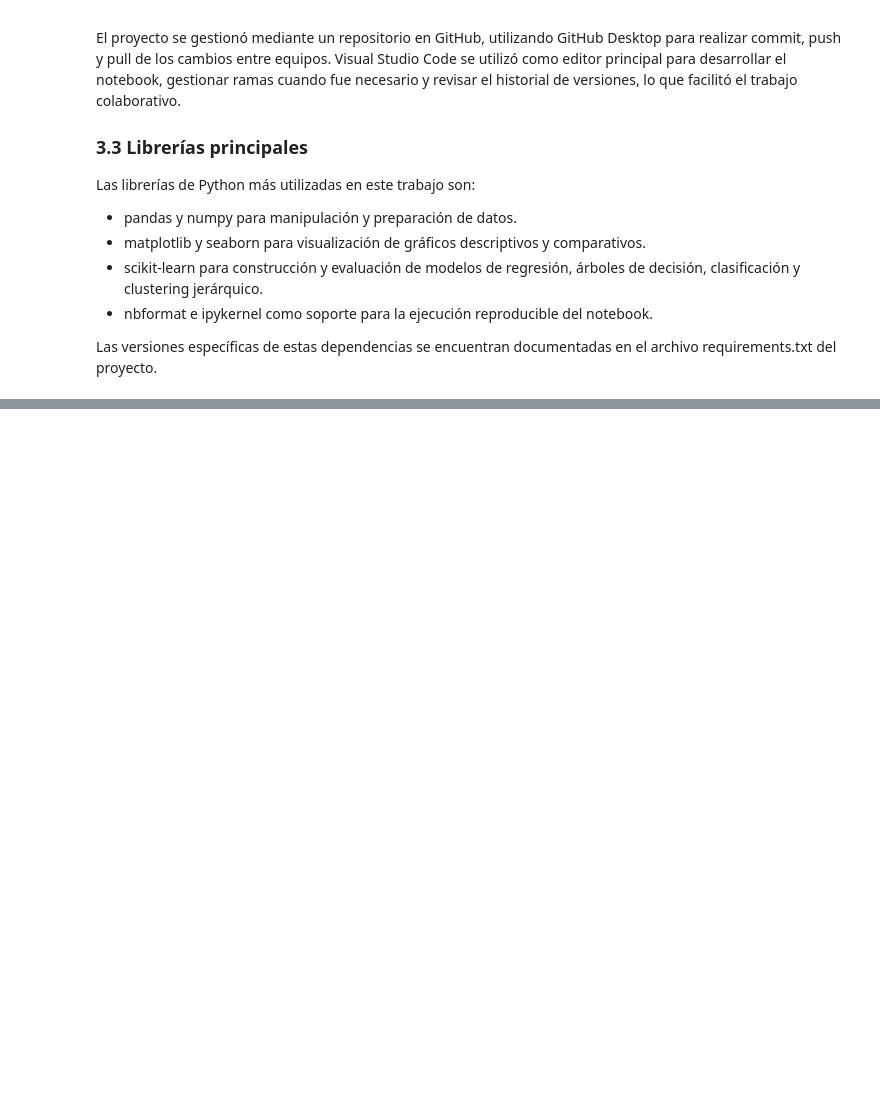
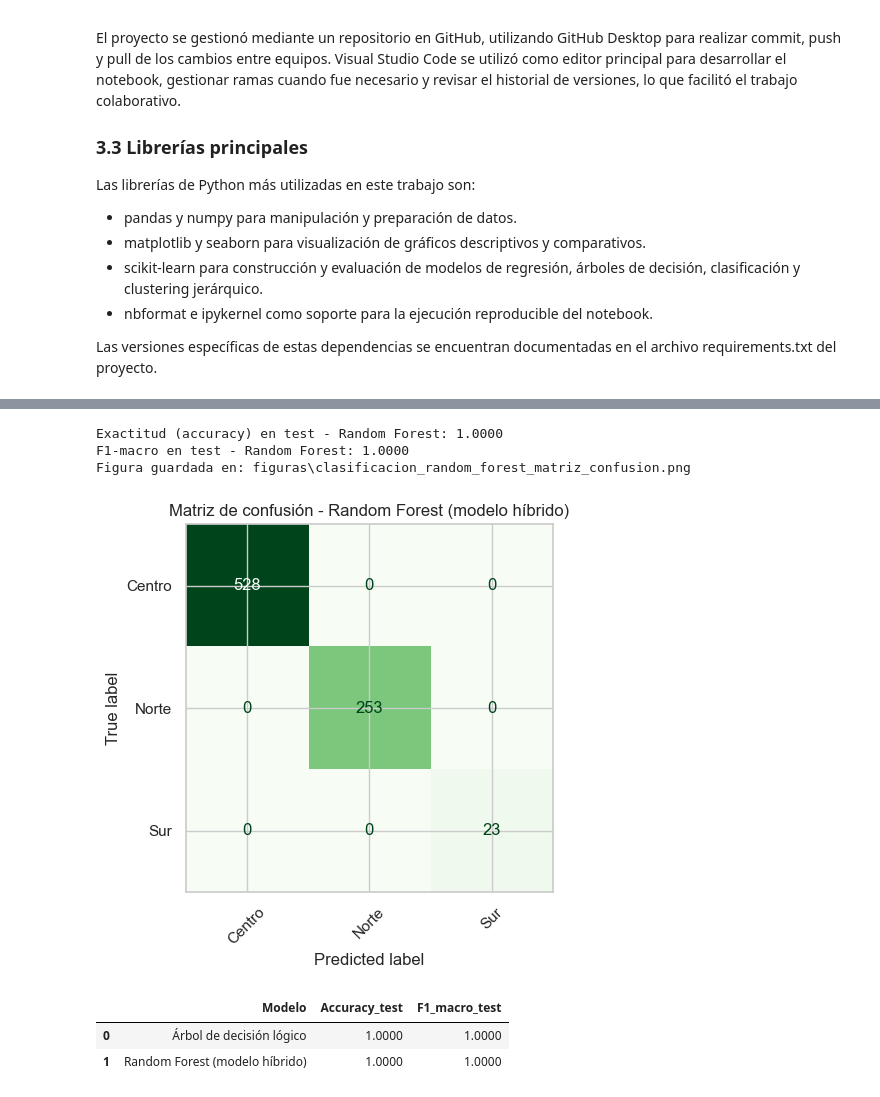
Before and after one commit to NicolasCardenas1/EV3_BI, a Jupyter notebook: EV3_BI.ipynb, the cells around one changed output, grey strips where cells are left out. Saved outputs shown, nothing was run; the diff lists cells and outputs as text; code cells hidden in the pictures; blank space fills up the shorter version.

```diff
--- a/EV3_BI.ipynb
+++ b/EV3_BI.ipynb
@@ -138,0 +385,53 @@ display(df[["Date", "Latitude", "Longitude", "Depth", "Magnitude", "zona_sismica
+# %%
+# =============================================================================
+# 5.3 Modelo híbrido: Random Forest de clasificación
+# =============================================================================
+
+from sklearn.ensemble import RandomForestClassifier
+
+rf_clf = RandomForestClassifier(
+    n_estimators=200,
+    max_depth=None,
+    min_samples_leaf=10,
+    random_state=42,
+    n_jobs=-1
+)
+
+rf_clf.fit(Xc_train, yc_train)
+
+yc_pred_rf = rf_clf.predict(Xc_test)
+
+acc_rf = accuracy_score(yc_test, yc_pred_rf)
+f1_rf = f1_score(yc_test, yc_pred_rf, average="macro")
+
+print(f"Exactitud (accuracy) en test - Random Forest: {acc_rf:.4f}")
+print(f"F1-macro en test - Random Forest: {f1_rf:.4f}")
+
+cm_rf = confusion_matrix(yc_test, yc_pred_rf, labels=rf_clf.classes_)
+disp_rf = ConfusionMatrixDisplay(confusion_matrix=cm_rf, display_labels=rf_clf.classes_)
+
+fig, ax = plt.subplots(figsize=(5, 5))
+disp_rf.plot(ax=ax, cmap="Greens", colorbar=False)
+ax.set_title("Matriz de confusión - Random Forest (modelo híbrido)")
+plt.xticks(rotation=45)
+plt.tight_layout()
+
+guardar_figura(fig, "clasificacion_random_forest_matriz_confusion")
+plt.show()
+
+# Tabla comparativa de métricas de clasificación
+df_resultados_clf = pd.DataFrame(
+    [
+        {"Modelo": "Árbol de decisión lógico", "Accuracy_test": acc_arbol, "F1_macro_test": f1_arbol},
+        {"Modelo": "Random Forest (modelo híbrido)", "Accuracy_test": acc_rf, "F1_macro_test": f1_rf},
+    ]
+)
+df_resultados_clf
+# %% [output]
+Exactitud (accuracy) en test - Random Forest: 1.0000
+F1-macro en test - Random Forest: 1.0000
+Figura guardada en: figuras\clasificacion_random_forest_matriz_confusion.png
+[figure, added]
+|  | Modelo | Accuracy_test | F1_macro_test |
+| 0 | Árbol de decisión lógico | 1.0000 | 1.0000 |
+| 1 | Random Forest (modelo híbrido) | 1.0000 | 1.0000 |
```
Also changed, not shown: parts of 11 cells of this notebook, 5 other files.
